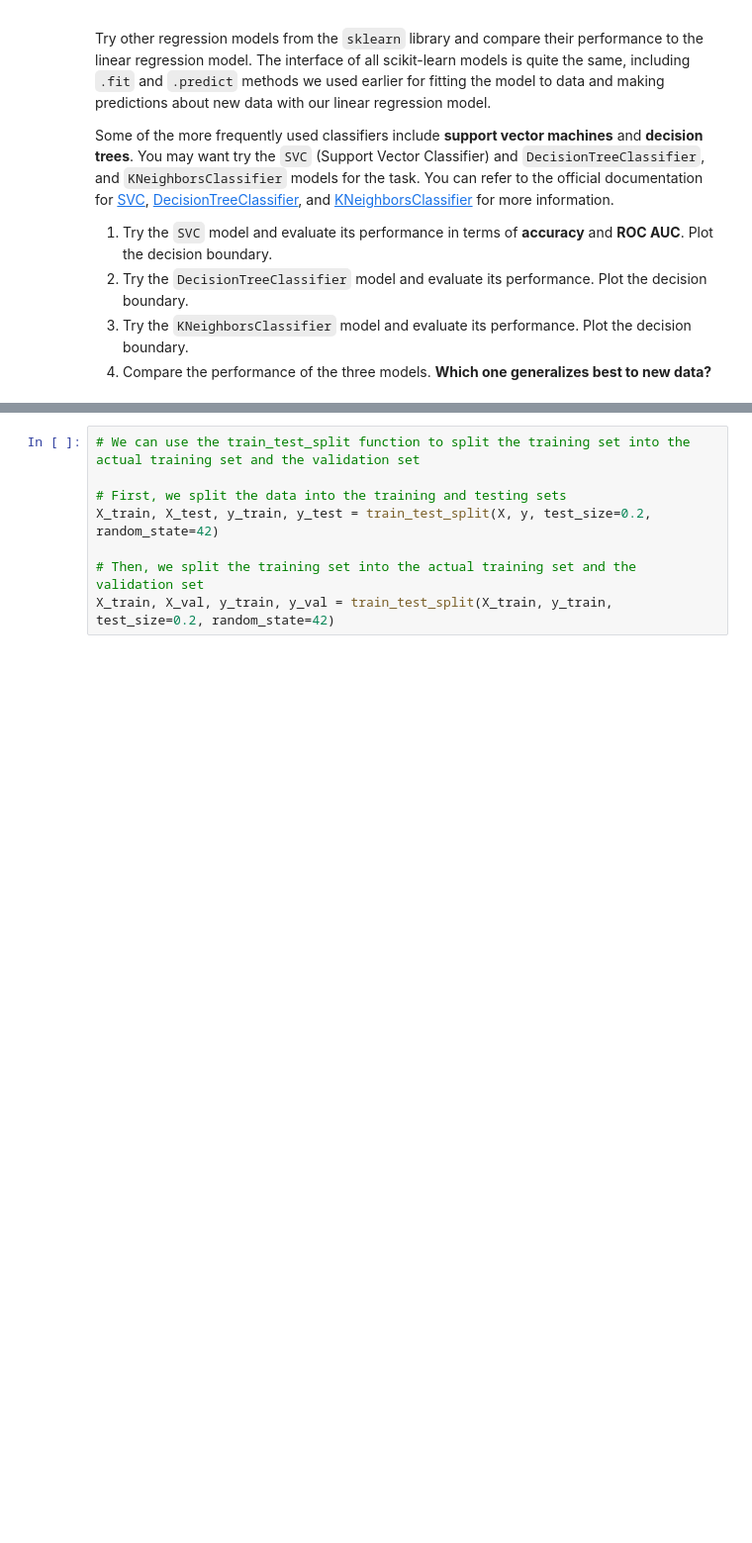
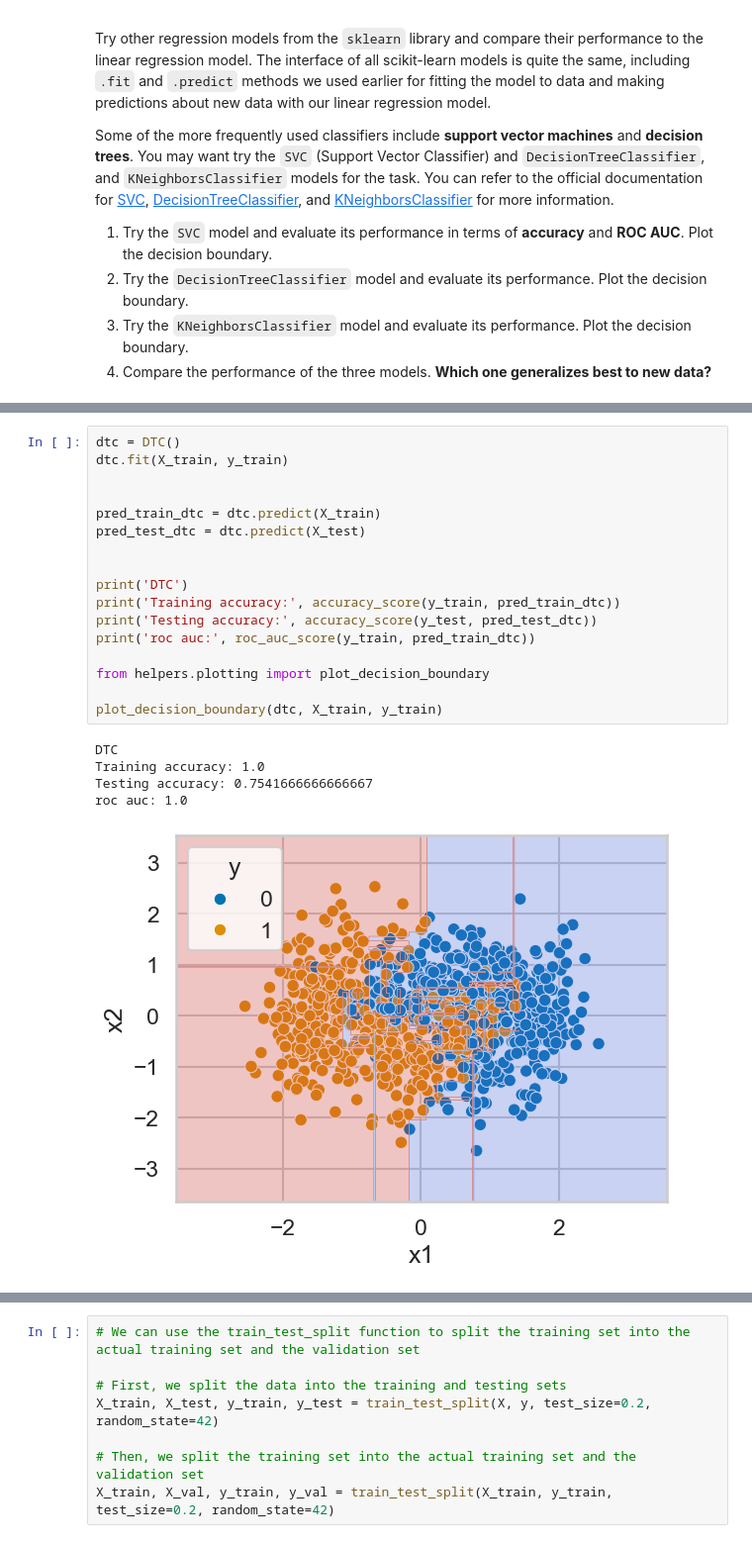
Before and after one commit to sMaciek45/pum-24, a Jupyter notebook: lab3.ipynb, the cells around one changed output, grey strips where cells are left out. Shown at 99% size. Saved outputs shown, nothing was run; the diff lists cells and outputs as text; blank space fills up the shorter version.

```diff
--- a/lab3.ipynb
+++ b/lab3.ipynb
@@ -157,0 +179,23 @@ Ellipsis
+# %%
+dtc = DTC()
+dtc.fit(X_train, y_train)
+
+
+pred_train_dtc = dtc.predict(X_train)
+pred_test_dtc = dtc.predict(X_test)
+
+
+print('DTC')
+print('Training accuracy:', accuracy_score(y_train, pred_train_dtc))
+print('Testing accuracy:', accuracy_score(y_test, pred_test_dtc))
+print('roc auc:', roc_auc_score(y_train, pred_train_dtc))
+
+from helpers.plotting import plot_decision_boundary
+
+plot_decision_boundary(dtc, X_train, y_train)
+# %% [output]
+DTC
+Training accuracy: 1.0
+Testing accuracy: 0.7541666666666667
+roc auc: 1.0
+[figure, added]
```
Also changed, not shown: parts of 10 cells of this notebook.
